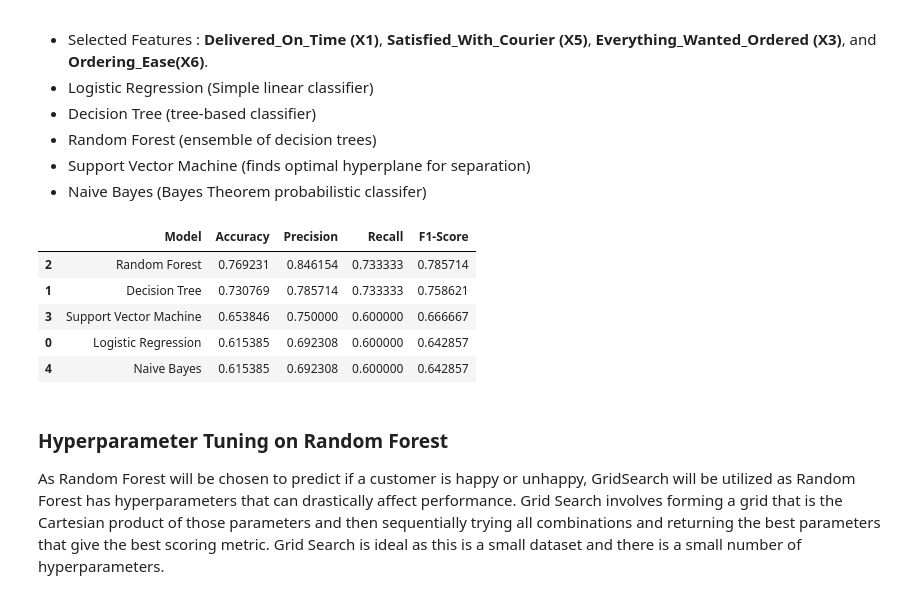
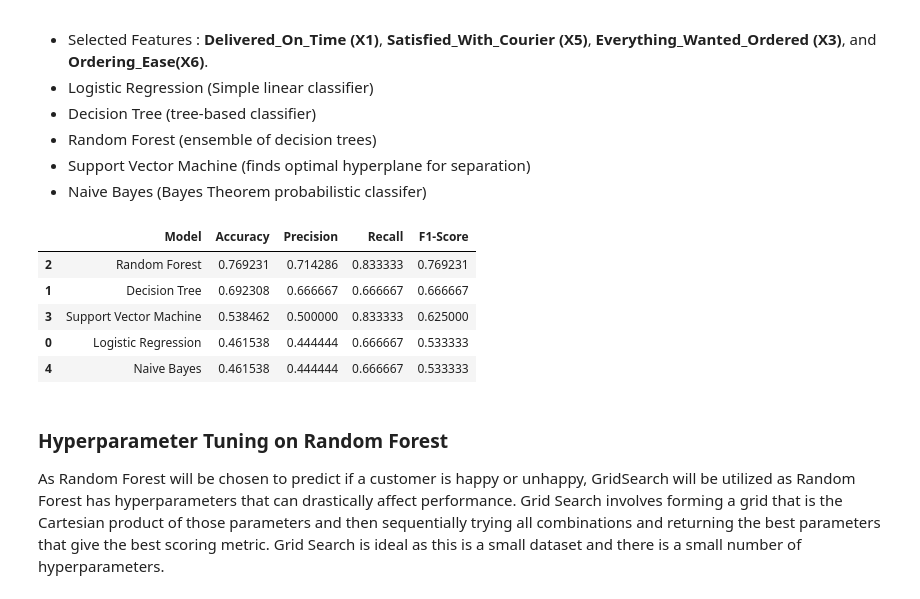
Before and after one commit to Sooihk/Apziva, a Jupyter notebook: Project_1/KNLsqJTgBMYUS3O1/HappyCustomers.ipynb, the cells around one changed output. Cells and saved outputs as stored; diff of their text form; code cells hidden in the pictures.

```diff
--- a/Project_1/KNLsqJTgBMYUS3O1/HappyCustomers.ipynb
+++ b/Project_1/KNLsqJTgBMYUS3O1/HappyCustomers.ipynb
@@ -302,9 +302,9 @@ The following classification models will be used to predict of a customer is hap
 selected_features = ['Delivered_On_Time','Satisfied_With_Courier','Everything_Wanted_Ordered','Ordering_Ease']
 x = customer_survey[selected_features]
 y = customer_survey['Target']
-random_seed = 30
+random_seed = 42
 # Splitting Dataset
-x_train, x_test, y_train, y_test = train_test_split(x,y, test_size=0.2, random_state=random_seed)
+x_train, x_test, y_train, y_test = train_test_split(x,y, test_size=0.10, random_state=random_seed)
 
 # Define models to be used
 models = {
@@ -313,38 +313,38 @@ models = {
     'Random Forest' : RandomForestClassifier(random_state=random_seed),
     'Support Vector Machine' : SVC(),
     'Naive Bayes' : GaussianNB()
 }
 
 # Training and Evaluating Models
 model_results = []
 
 # for loop to train dataset on classification models
 for name, model in models.items():
     # Train model
     model.fit(x_train, y_train)
     # Predict on test set
     y_pred = model.predict(x_test)
     # Get metrics of the model
     report = classification_report(y_test, y_pred, output_dict=True)
     # Collect performance metrics
     model_results.append({
         'Model' : name,
         'Accuracy' : accuracy_score(y_test, y_pred),
         'Precision' : report['1']['precision'],
         "Recall": report["1"]["recall"],
         "F1-Score": report["1"]["f1-score"]
     })
 
 # Create dataframe for model metrics
 model_metrics = pd.DataFrame(model_results).sort_values(by='F1-Score', ascending=False)
 model_metrics
 # %% [output]
 |  | Model | Accuracy | Precision | Recall | F1-Score |
-| 2 | Random Forest | 0.769231 | 0.846154 | 0.733333 | 0.785714 |
-| 1 | Decision Tree | 0.730769 | 0.785714 | 0.733333 | 0.758621 |
-| 3 | Support Vector Machine | 0.653846 | 0.750000 | 0.600000 | 0.666667 |
-| 0 | Logistic Regression | 0.615385 | 0.692308 | 0.600000 | 0.642857 |
-| 4 | Naive Bayes | 0.615385 | 0.692308 | 0.600000 | 0.642857 |
+| 2 | Random Forest | 0.769231 | 0.714286 | 0.833333 | 0.769231 |
+| 1 | Decision Tree | 0.692308 | 0.666667 | 0.666667 | 0.666667 |
+| 3 | Support Vector Machine | 0.538462 | 0.500000 | 0.833333 | 0.625000 |
+| 0 | Logistic Regression | 0.461538 | 0.444444 | 0.666667 | 0.533333 |
+| 4 | Naive Bayes | 0.461538 | 0.444444 | 0.666667 | 0.533333 |
 # %% [markdown]
 ### Hyperparameter Tuning on Random Forest
 As Random Forest will be chosen to predict if a customer is happy or unhappy, GridSearch will be utilized as Random Forest has hyperparameters that can drastically affect performance. Grid Search involves forming a grid that is the Cartesian product of those parameters and then sequentially trying all combinations and returning the best parameters that give the best scoring metric. Grid Search is ideal as this is a small dataset and there is a small number of hyperparameters.
```
Also changed, not shown: parts of 2 cells of this notebook.
